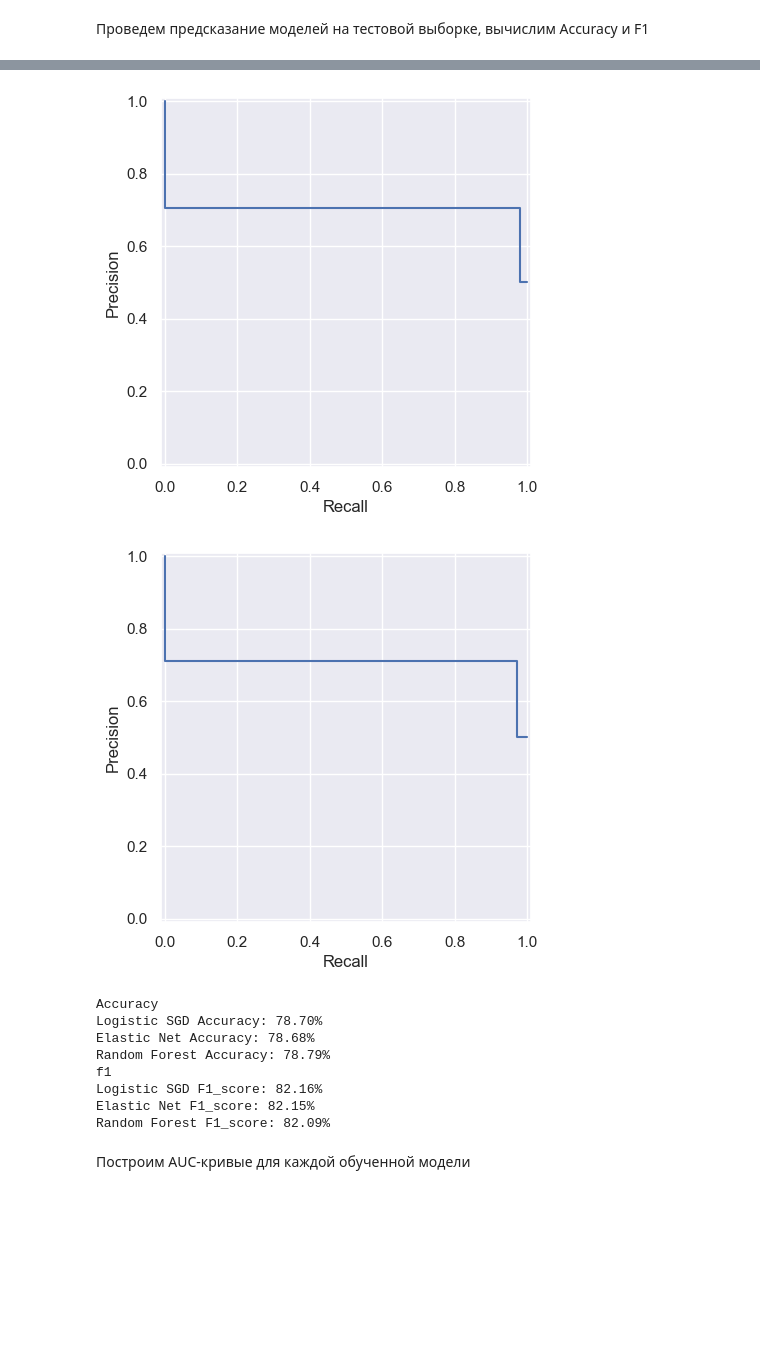
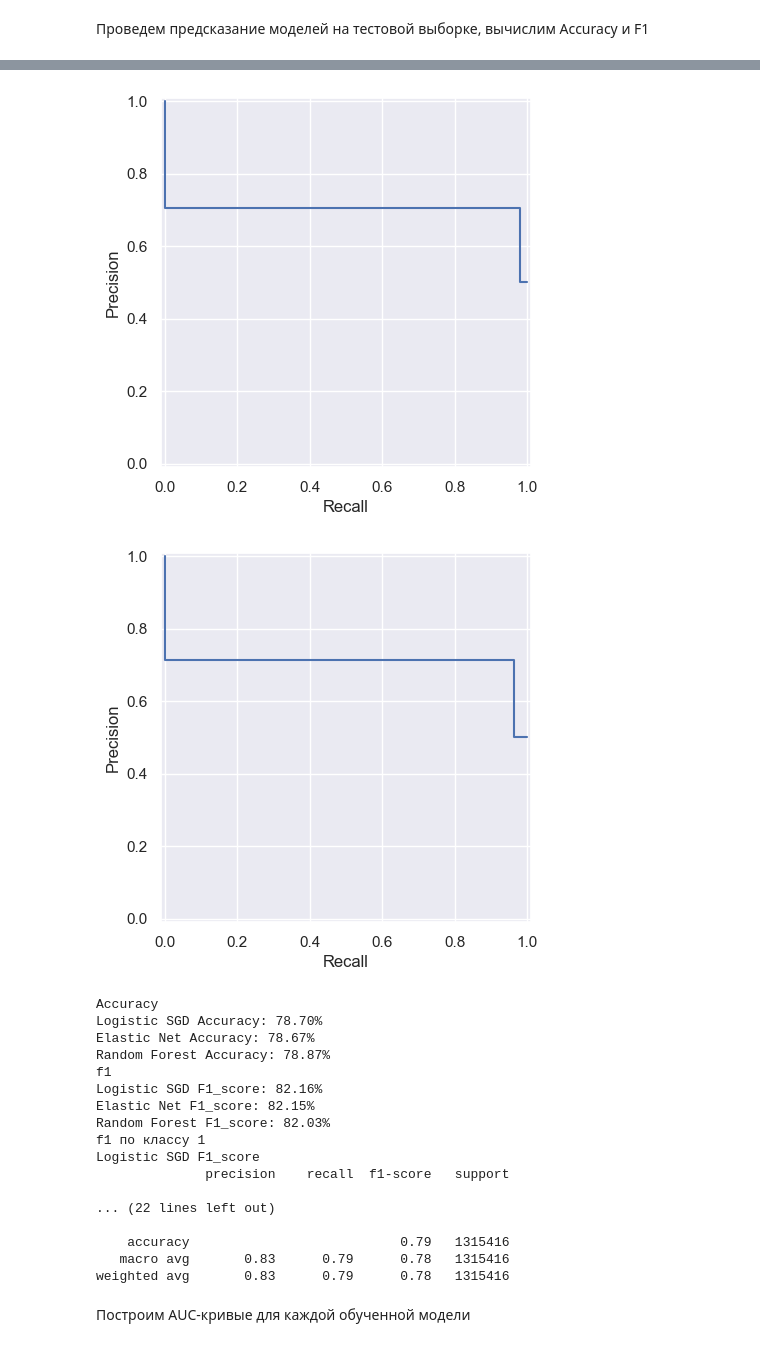
Before and after one commit to AlekseevDS21/insurance_buyers, a Jupyter notebook: LM_trainig/train_ML.ipynb, the cells around one changed output, grey strips where cells are left out. Saved outputs shown, nothing was run; the diff lists cells and outputs as text; code cells hidden in the pictures; blank space fills up the shorter version.

```diff
--- a/LM_trainig/train_ML.ipynb
+++ b/LM_trainig/train_ML.ipynb
@@ -435,7 +436,7 @@ enet.fit(X_train, y_train)
 ElasticNet(alpha=0.04, l1_ratio=0.2)
 # %%
 rf = RandomForestClassifier(n_estimators=100,
-                            max_depth=6,
+                            max_depth=7,
                             n_jobs=-1)
 rf.fit(X_train, y_train)
 # %% [output]
@@ -454,44 +455,65 @@ rf_acc = accuracy_score(y_test, y_pred_rf)
 log_sgd_f1 = f1_score(y_test, y_pred_log_sgd)
 enet_f1 = f1_score(y_test, y_pred_enet)
 rf_f1 = f1_score(y_test, y_pred_rf)
+
+log_sgd_f1_1 = classification_report(y_test, y_pred_log_sgd)
+rf_f1_1 = classification_report(y_test, y_pred_rf)
+enet_f1_1 = classification_report(y_test, y_pred_enet)
 
 
 precision, recall, _ = precision_recall_curve(y_test, y_pred_log_sgd)
 disp = PrecisionRecallDisplay(precision=precision, recall=recall)
 disp.plot()
 plt.show()
 
 precision, recall, _ = precision_recall_curve(y_test, y_pred_enet)
 disp = PrecisionRecallDisplay(precision=precision, recall=recall)
 disp.plot()
 plt.show()
 
 precision, recall, _ = precision_recall_curve(y_test, y_pred_rf )
 disp = PrecisionRecallDisplay(precision=precision, recall=recall)
 disp.plot()
 plt.show()
 
 print('Accuracy')
 print(f"Logistic SGD Accuracy: {log_sgd_acc * 100:.2f}%")
 print(f"Elastic Net Accuracy: {enet_acc * 100:.2f}%")
 print(f"Random Forest Accuracy: {rf_acc * 100:.2f}%")
 
 print('f1')
 print(f"Logistic SGD F1_score: {log_sgd_f1 * 100:.2f}%")
 print(f"Elastic Net F1_score: {enet_f1 * 100:.2f}%")
 print(f"Random Forest F1_score: {rf_f1 * 100:.2f}%")
+
+print('f1 по классу 1')
+print('Logistic SGD F1_score')
+print(f"{log_sgd_f1_1}")
+print('Elastic Net F1_score')
+print(f" {enet_f1_1}")
+print('Random Forest F1_score')
+print(f" {rf_f1_1 }")
 # %% [output]
 [figure]
 [figure]
-[figure, old version]
+[figure, new version]
 Accuracy
 Logistic SGD Accuracy: 78.70%
-Elastic Net Accuracy: 78.68%
-Random Forest Accuracy: 78.79%
+Elastic Net Accuracy: 78.67%
+Random Forest Accuracy: 78.87%
 f1
 Logistic SGD F1_score: 82.16%
 Elastic Net F1_score: 82.15%
-Random Forest F1_score: 82.09%
+Random Forest F1_score: 82.03%
+f1 по классу 1
+Logistic SGD F1_score
+              precision    recall  f1-score   support
+
+... (22 lines left out)
+
+    accuracy                           0.79   1315416
+   macro avg       0.83      0.79      0.78   1315416
+weighted avg       0.83      0.79      0.78   1315416
 # %% [markdown]
 Построим AUC-кривые для каждой обученной модели
 # %%
```
Also changed, not shown: parts of 11 cells of this notebook.
